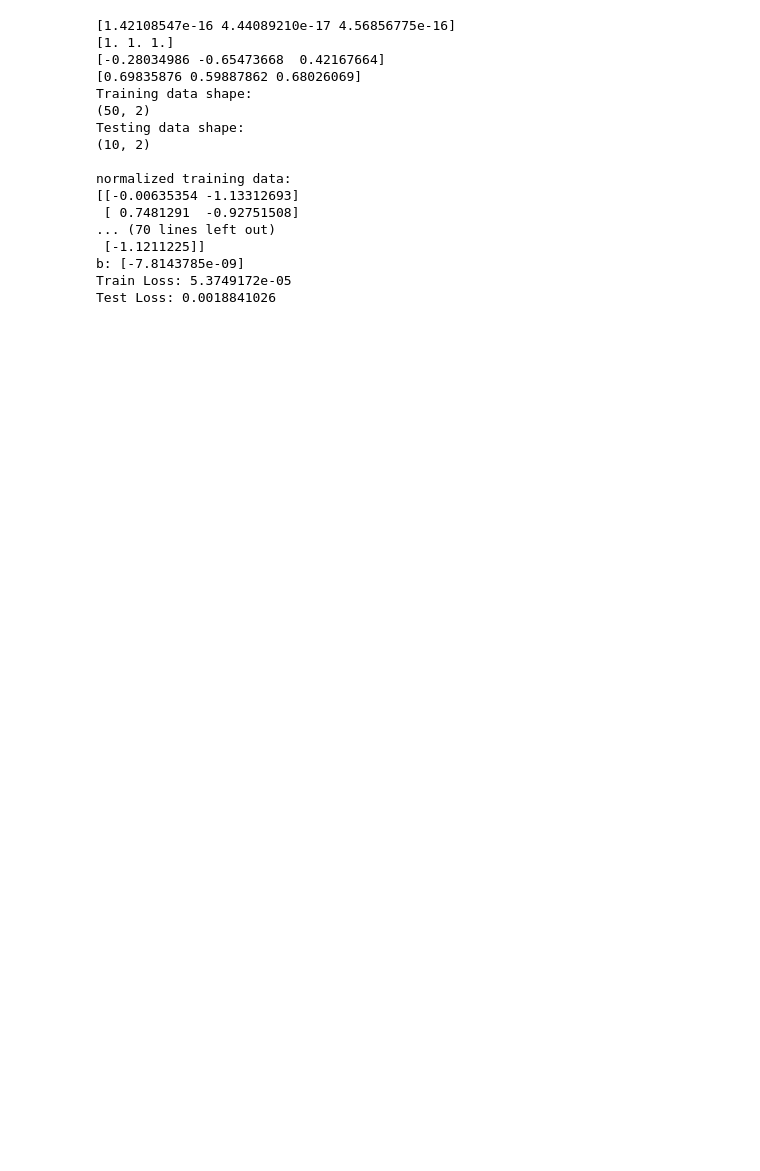
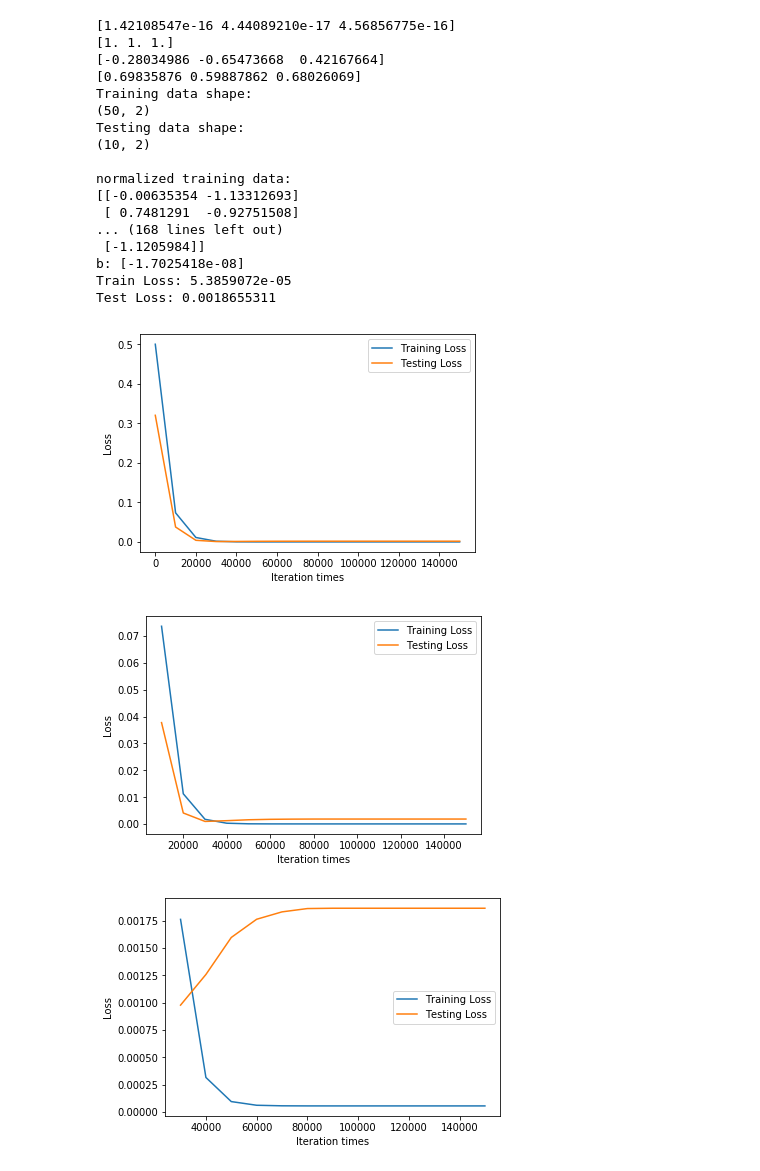
Before and after one commit to zehaowang983/2019-SYSU-DM, a Jupyter notebook: HW2/ex2.ipynb, the cells around one changed output. Cells and saved outputs as stored; diff of their text form; code cells hidden in the pictures; blank space fills up the shorter version.

```diff
--- a/HW2/ex2.ipynb
+++ b/HW2/ex2.ipynb
@@ -24,7 +24,7 @@ linear_regression_model = tf.add(tf.matmul(x, W), b)
 loss = tf.reduce_mean(tf.square(linear_regression_model - y)) / 2
 
 # optimizer
-optimizer = tf.train.GradientDescentOptimizer(learning_rate=1)
+optimizer = tf.train.GradientDescentOptimizer(learning_rate=0.0002)
 train = optimizer.minimize(loss)
 
 # 导入训练集和测试集
@@ -103,35 +103,38 @@ plt.show()
 plt.plot(save_step_loss["step"][3:],save_step_loss["train_loss"][3:],label='Training Loss')
 plt.plot(save_step_loss["step"][3:],save_step_loss["test_loss"][3:],label='Testing Loss')
 plt.xlabel('Iteration times')
 plt.ylabel('Loss')
 plt.legend()
 plt.show()
 #画图损失函数变化曲线
 plt.plot(save_step_loss["step"][5:],save_step_loss["train_loss"][5:],label='Training Loss')
 plt.plot(save_step_loss["step"][5:],save_step_loss["test_loss"][5:],label='Testing Loss')
 plt.xlabel('Iteration times')
 plt.ylabel('Loss')
 plt.legend()
 plt.show()
 
 print('Train Loss:\n',save_step_loss["train_loss"])
 print('')
 print('Test Loss:\n',save_step_loss["test_loss"])
 # %% [output]
 [1.42108547e-16 4.44089210e-17 4.56856775e-16]
 [1. 1. 1.]
 [-0.28034986 -0.65473668  0.42167664]
 [0.69835876 0.59887862 0.68026069]
 Training data shape:
 (50, 2)
 Testing data shape:
 (10, 2)
 
 normalized training data:
 [[-0.00635354 -1.13312693]
  [ 0.7481291  -0.92751508]
-... (70 lines left out)
- [-1.1211225]]
-b: [-7.8143785e-09]
-Train Loss: 5.3749172e-05
-Test Loss: 0.0018841026
+... (168 lines left out)
+ [-1.1205984]]
+b: [-1.7025418e-08]
+Train Loss: 5.3859072e-05
+Test Loss: 0.0018655311
+[figure, added]
+[figure, added]
+[figure, added]
```
Also changed, not shown: parts of 1 cell of this notebook, 12 other files.
